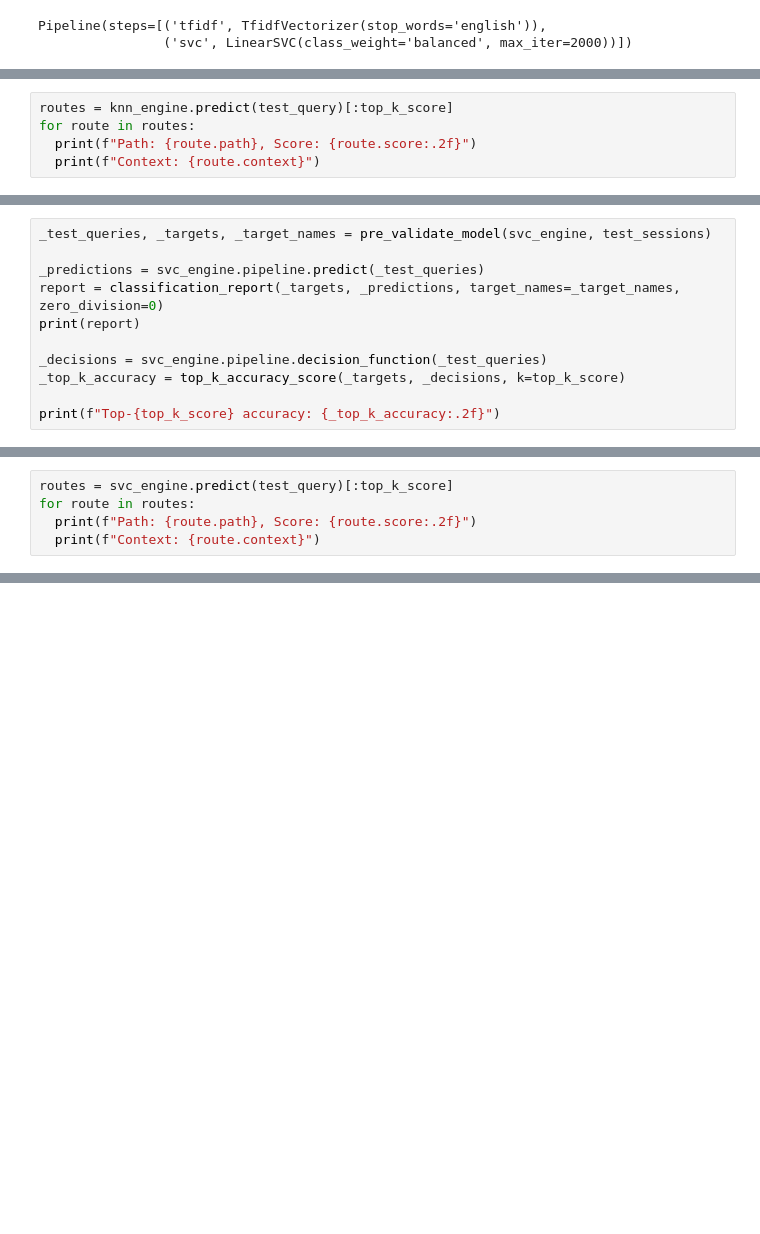
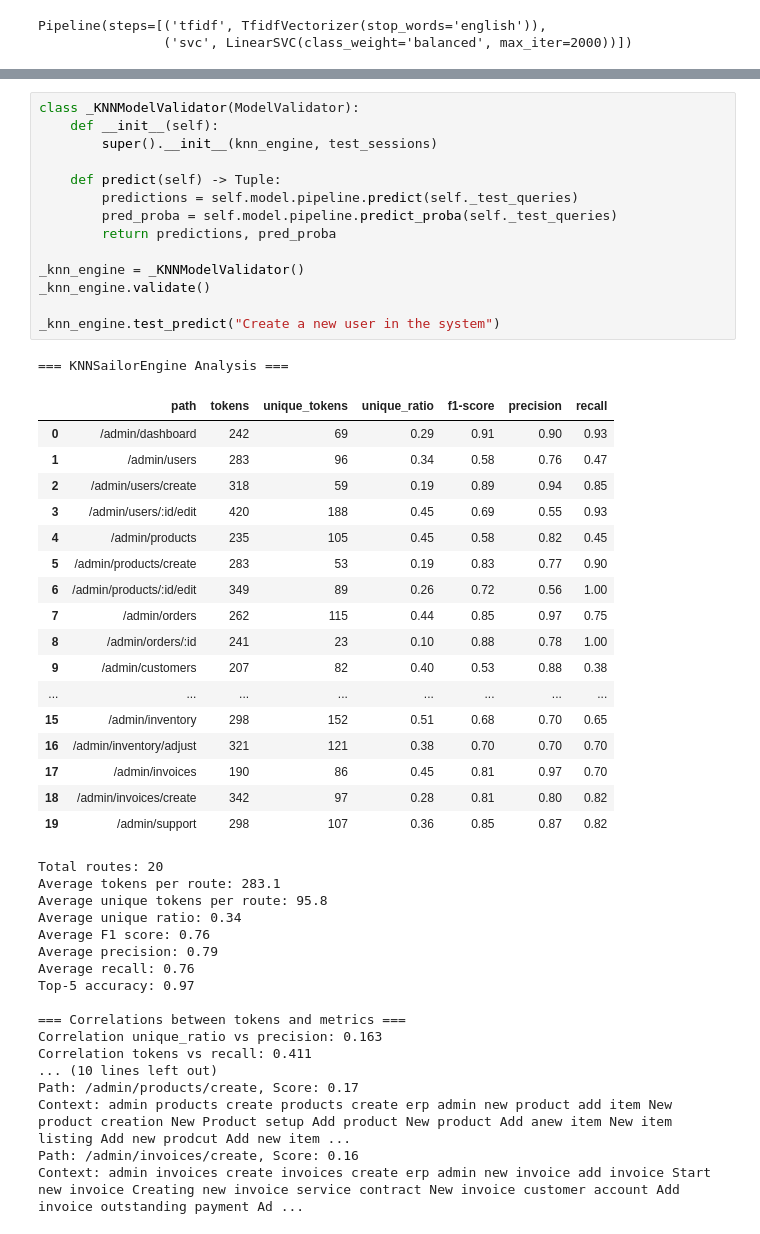
Before and after one commit to VictorOhashi/suggester_model, a Jupyter notebook: notebooks/engine_analyze.ipynb, the cells around one changed output, grey strips where cells are left out. Saved outputs shown, nothing was run; the diff lists cells and outputs as text; blank space fills up the shorter version.

Commit message:
feat: Improve model analysis

```diff
--- a/notebooks/engine_analyze.ipynb
+++ b/notebooks/engine_analyze.ipynb
@@ -98,5 +55,0 @@ Top-5 accuracy: 0.97
-# %%
-routes = knn_engine.predict(test_query)[:top_k_score]
-for route in routes:
-  print(f"Path: {route.path}, Score: {route.score:.2f}")
-  print(f"Context: {route.context}")
@@ -114,11 +55,0 @@ Context: admin products :id edit products edit erp admin update product modify i
-# %%
-_test_queries, _targets, _target_names = pre_validate_model(svc_engine, test_sessions)
-
-_predictions = svc_engine.pipeline.predict(_test_queries)
-report = classification_report(_targets, _predictions, target_names=_target_names, zero_division=0)
-print(report)
-
-_decisions = svc_engine.pipeline.decision_function(_test_queries)
-_top_k_accuracy = top_k_accuracy_score(_targets, _decisions, k=top_k_score)
-
-print(f"Top-{top_k_score} accuracy: {_top_k_accuracy:.2f}")
@@ -143,5 +55,0 @@ Top-5 accuracy: 0.96
-# %%
-routes = svc_engine.predict(test_query)[:top_k_score]
-for route in routes:
-  print(f"Path: {route.path}, Score: {route.score:.2f}")
-  print(f"Context: {route.context}")
@@ -158,0 +141,50 @@ Context: admin settings settings configuration erp admin system preferences sera
+# %%
+class _KNNModelValidator(ModelValidator):
+    def __init__(self):
+        super().__init__(knn_engine, test_sessions)
+
+    def predict(self) -> Tuple:
+        predictions = self.model.pipeline.predict(self._test_queries)
+        pred_proba = self.model.pipeline.predict_proba(self._test_queries)
+        return predictions, pred_proba
+
+_knn_engine = _KNNModelValidator()
+_knn_engine.validate()
+
+_knn_engine.test_predict("Create a new user in the system")
+# %% [output]
+=== KNNSailorEngine Analysis ===
+|  | path | tokens | unique_tokens | unique_ratio | f1-score | precision | recall |
+| 0 | /admin/dashboard | 242 | 69 | 0.29 | 0.91 | 0.90 | 0.93 |
+| 1 | /admin/users | 283 | 96 | 0.34 | 0.58 | 0.76 | 0.47 |
+| 2 | /admin/users/create | 318 | 59 | 0.19 | 0.89 | 0.94 | 0.85 |
+| 3 | /admin/users/:id/edit | 420 | 188 | 0.45 | 0.69 | 0.55 | 0.93 |
+| 4 | /admin/products | 235 | 105 | 0.45 | 0.58 | 0.82 | 0.45 |
+| 5 | /admin/products/create | 283 | 53 | 0.19 | 0.83 | 0.77 | 0.90 |
+| 6 | /admin/products/:id/edit | 349 | 89 | 0.26 | 0.72 | 0.56 | 1.00 |
+| 7 | /admin/orders | 262 | 115 | 0.44 | 0.85 | 0.97 | 0.75 |
+| 8 | /admin/orders/:id | 241 | 23 | 0.10 | 0.88 | 0.78 | 1.00 |
+| 9 | /admin/customers | 207 | 82 | 0.40 | 0.53 | 0.88 | 0.38 |
+| ... | ... | ... | ... | ... | ... | ... | ... |
+| 15 | /admin/inventory | 298 | 152 | 0.51 | 0.68 | 0.70 | 0.65 |
+| 16 | /admin/inventory/adjust | 321 | 121 | 0.38 | 0.70 | 0.70 | 0.70 |
+| 17 | /admin/invoices | 190 | 86 | 0.45 | 0.81 | 0.97 | 0.70 |
+| 18 | /admin/invoices/create | 342 | 97 | 0.28 | 0.81 | 0.80 | 0.82 |
+| 19 | /admin/support | 298 | 107 | 0.36 | 0.85 | 0.87 | 0.82 |
+Total routes: 20
+Average tokens per route: 283.1
+Average unique tokens per route: 95.8
+Average unique ratio: 0.34
+Average F1 score: 0.76
+Average precision: 0.79
+Average recall: 0.76
+Top-5 accuracy: 0.97
+
+=== Correlations between tokens and metrics ===
+Correlation unique_ratio vs precision: 0.163
+Correlation tokens vs recall: 0.411
+... (10 lines left out)
+Path: /admin/products/create, Score: 0.17
+Context: admin products create products create erp admin new product add item New product creation New Product setup Add product New product Add anew item New item listing Add new prodcut Add new item ...
+Path: /admin/invoices/create, Score: 0.16
+Context: admin invoices create invoices create erp admin new invoice add invoice Start new invoice Creating new invoice service contract New invoice customer account Add invoice outstanding payment Ad ...
```
Also changed, not shown: parts of 9 cells of this notebook, 1 other file.
